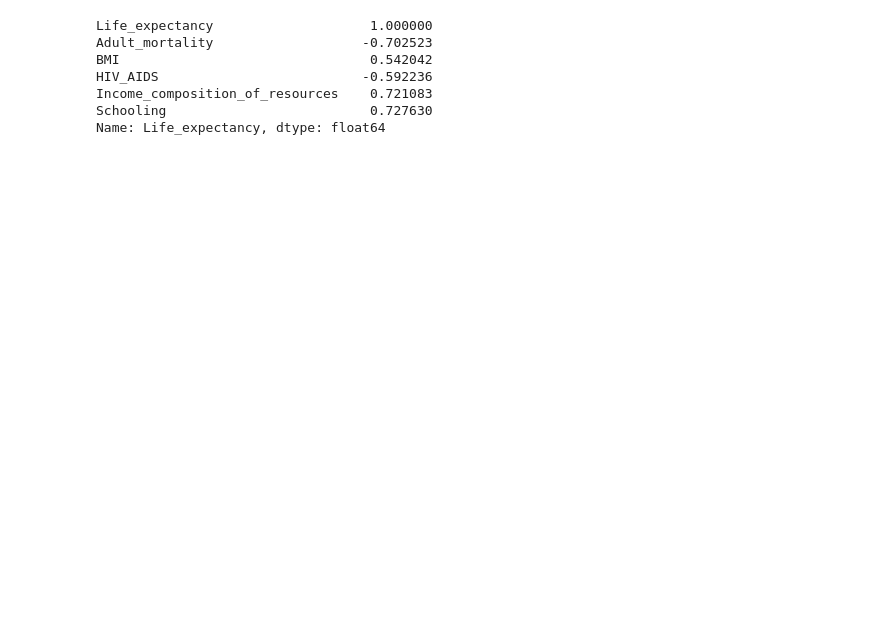
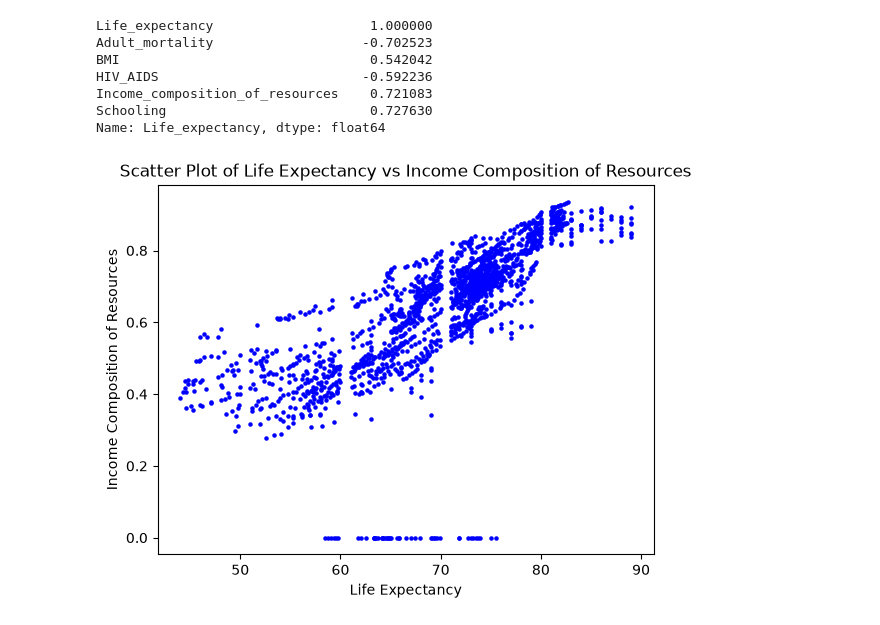
Before and after one commit to MohamedReda2003/Machine-Learning, a Jupyter notebook: TP/TP1.ipynb, the cells around one changed output. Drawn from its saved outputs; the diff is of its cells as text; code cells hidden in the pictures; blank space fills up the shorter version.

```diff
--- a/TP/TP1.ipynb
+++ b/TP/TP1.ipynb
@@ -183,3 +183,12 @@ HIV_AIDS                          -0.592236
 Income_composition_of_resources    0.721083
 Schooling                          0.727630
 Name: Life_expectancy, dtype: float64
+# %%
+
+plt.scatter(df["Life_expectancy"], df["Income_composition_of_resources"], color='blue',s=5)
+plt.xlabel("Life Expectancy")
+plt.ylabel("Income Composition of Resources")
+plt.title("Scatter Plot of Life Expectancy vs Income Composition of Resources")
+plt.show()
+# %% [output]
+[figure, added]
```
Also changed, not shown: parts of 1 cell of this notebook.
